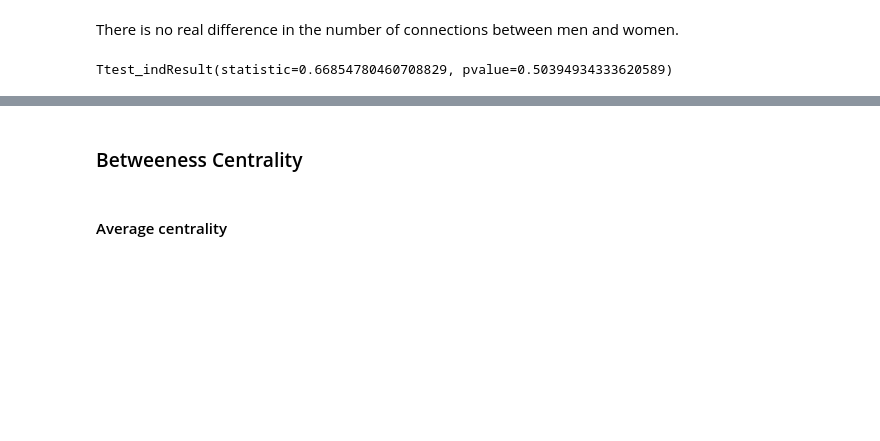
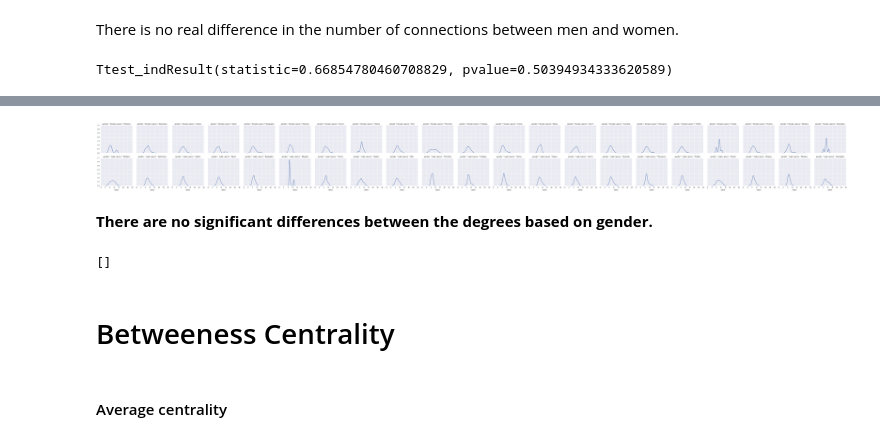
Before and after one commit to usc-sail/mica-text-characternetworks, a Jupyter notebook: Graph Analysis.ipynb, the cells around one changed output, grey strips where cells are left out. Drawn from its saved outputs; the diff is of its cells as text; code cells hidden in the pictures; blank space fills up the shorter version.

Commit message:
Exploratory statistics; diff in crime betweeness

```diff
--- a/Graph Analysis.ipynb
+++ b/Graph Analysis.ipynb
@@ -41,7 +49,9 @@ for script in glob(data_dir):
 In [GENDER BIAS WITHOUT BORDERS](http://seejane.org/wp-content/uploads/gender-bias-without-borders-executive-summary.pdf), there is a ratio of 2.25 men for every women on screen (women = $30.9$%). Lets check our numbers.
 # %%
 total, males, females = 0, 0, 0
-for _, G in data.items():
+for _, d in data.items():
+    G = d['graph']
+
     for i in G.nodes():
         if G.node[i]['gender'] == 'male':
             males += 1
@@ -72,8 +82,10 @@ females: 0.30%
 # %% [markdown]
 #### Average degree
 # %%
+warnings.simplefilter("ignore")
 male_deg, female_deg = [], []
-for script, G in data.items():
+for script, d in data.items():
+    G = d['graph']
     degrees = nx.degree(G)
 
     male_deg.append(np.mean([degrees[i] for i in G.nodes() if G.node[i]['gender'] == 'male']))
@@ -99,0 +124,34 @@ Ttest_indResult(statistic=0.66854780460708829, pvalue=0.50394934333620589)
+# %%
+res = {}
+for t in types:
+    male_deg, female_deg = [], []
+    for script, d in data.items():
+
+        if t not in d['genres']:
+            continue
+
+        G = d['graph']
+        degrees = nx.degree(G)
+
+        male_deg.append(np.mean([degrees[i] for i in G.nodes() if G.node[i]['gender'] == 'male']))
+        female_deg.append(np.mean([degrees[i] for i in G.nodes() if G.node[i]['gender'] == 'female']))
+
+    res[t] = {}
+    res[t]['male'] = male_deg
+    res[t]['female'] = female_deg
+# %%
+# Pass into long format
+tmp = []
+for t, k in res.items():
+    for g, v in k.items():
+        for i in v:
+            tmp.append((t, g, i))
+
+tmp = pd.DataFrame(tmp, columns=["genre", "gender", "value"])
+
+#Drop nan's
+tmp = tmp[(tmp.genre!="Documentary")]
+tmp = tmp[(tmp.genre!="Short")]
+tmp = tmp[(tmp.genre!="Reality-TV")]
+
+tmp.head()
@@ -99,0 +165,5 @@ Ttest_indResult(statistic=0.66854780460708829, pvalue=0.50394934333620589)
+# %%
+g = sns.FacetGrid(tmp, col = "genre", row = "gender")
+g = g.map(sns.distplot, "value", hist=False)
+# %% [output]
+[figure, added]
@@ -100,5 +187,22 @@ Ttest_indResult(statistic=0.66854780460708829, pvalue=0.50394934333620589)
+# %% [markdown]
+__There are no significant differences between the degrees based on gender.__
+# %%
+# Using Benjamin-Hochberg's method
+res_2 = sorted(res.items(), key = lambda x: x[1].pvalue)
+m = len(res_2)
+
+i = 1
+while i < len(res_2) + 1:
+    if res_2[i - 1][1].pvalue > i / m * 0.05:
+        break
+    i = i + 1
+
+res_2[:(i - 1)]
+# %% [output]
+[]
 # %% [markdown]
-### Betweeness Centrality
+
+# Betweeness Centrality
 # %% [markdown]
 #### Average centrality
 # %%
```
Also changed, not shown: parts of 30 cells of this notebook, 2 other files.
